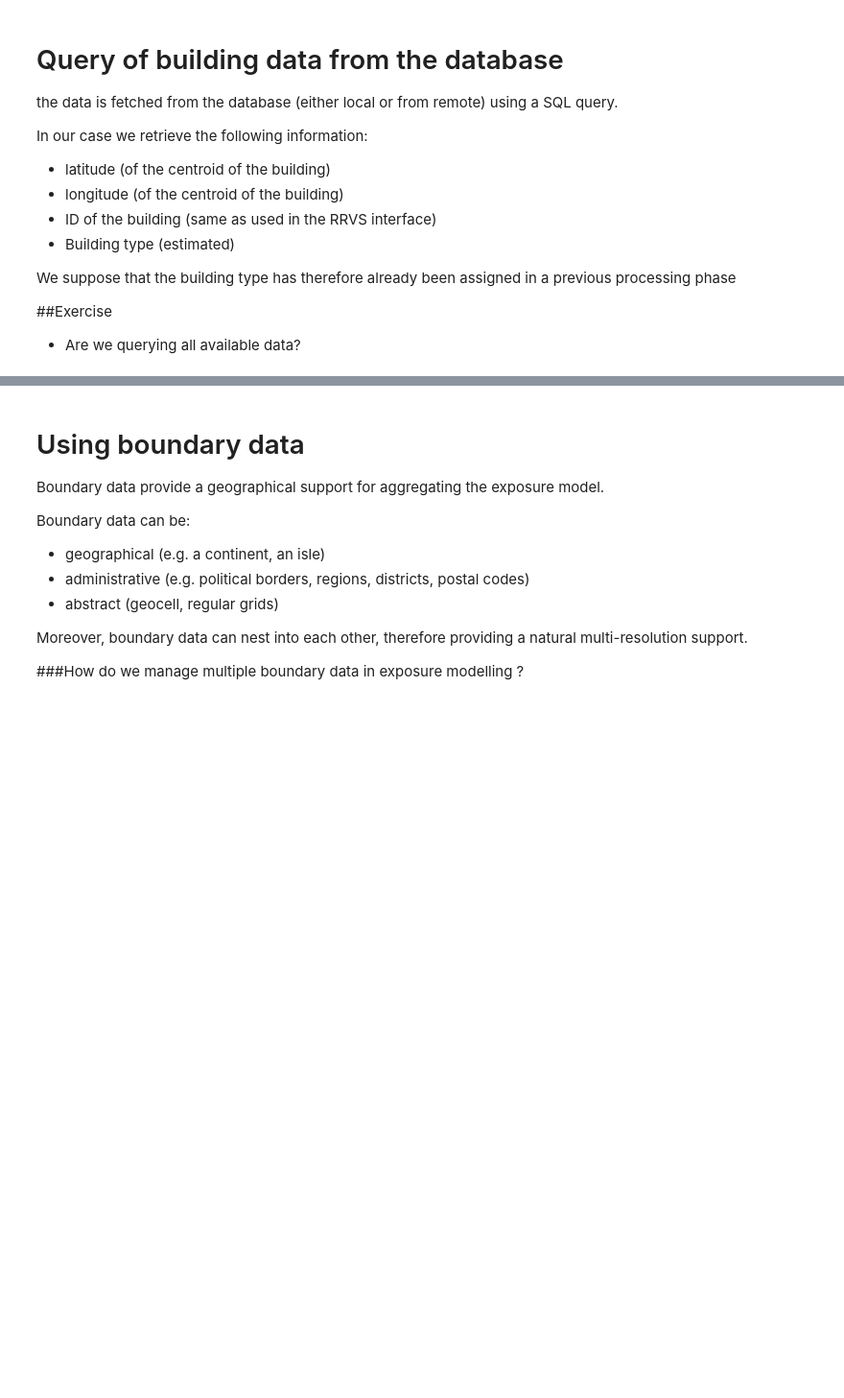
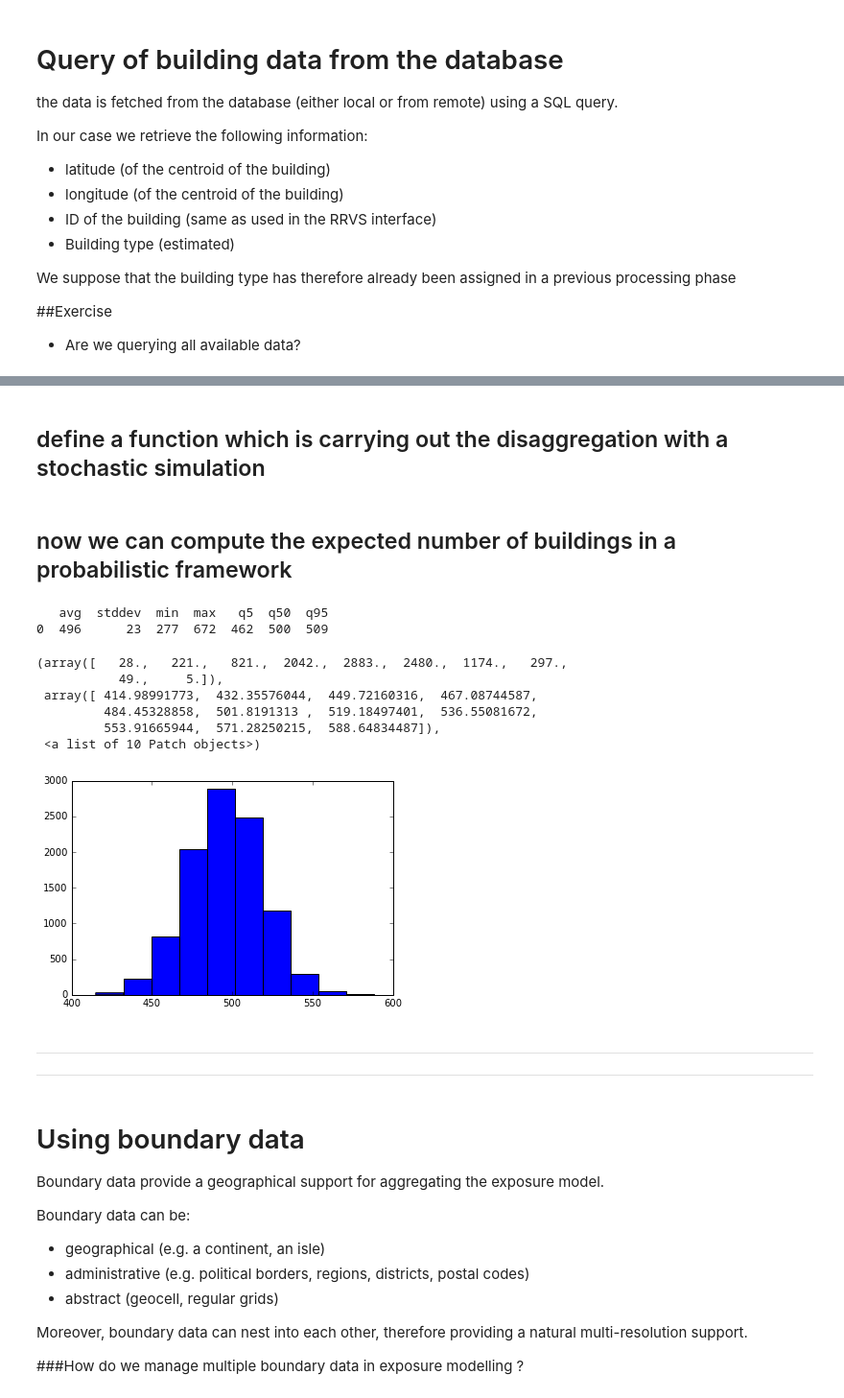
Before and after one commit to GFZ-Centre-for-Early-Warning/workshop_unesco, a Jupyter notebook: 05_ExposureModelling/Exposure_Modelling.ipynb, the cells around one changed output, grey strips where cells are left out. Shown at 96% size. Saved outputs shown, nothing was run; the diff lists cells and outputs as text; code cells hidden in the pictures; blank space fills up the shorter version.

```diff
--- a/05_ExposureModelling/Exposure_Modelling.ipynb
+++ b/05_ExposureModelling/Exposure_Modelling.ipynb
@@ -76,3 +100,58 @@ tt = get_proc_expo(engine,'proc_expo')
+# %%
+#let´s define the average occupancy per building type
+
+occ={}
+occ['MUR1'] = 10
+occ['WOOD1']=7
+occ['RC1'] = 20
+# %%
+# let us define the total population in the considered area
+pop = 5000
+# %% [markdown]
+## define a function which is carrying out the disaggregation with a stochastic simulation
+# %%
+def estimate_bdg_num_dirichlet(pop,bdist,con_par = 11):
+    shape = np.array(bdist).astype(float)
+
+    #simulate dirichlet distrib. on the cell
+    out = pd.DataFrame(np.random.dirichlet(shape*con_par,10000))
+
+    out.columns = btypes
+    occs = [occ[tax] for tax in btypes]
+
+    nb=[]
+    for ind, row in out.iterrows():
+        nb.append(pop/sum(np.array(occs)*np.array(row)))
+        #nb.append(pop/sum(np.array(row.iloc[0])*occs))
+
+    return pd.DataFrame([[int(np.average(nb)),int(np.std(nb)),int(np.min(nb)),int(np.max(nb)),
+int(np.percentile(nb,5)),int(np.percentile(nb,50)),int(np.percentile(nb,95))]],columns=['avg','stddev','min','max','q5','q50','q95'])
+
+
+#test
+#estimate_bdg_num_dirichlet(pop,bdist,3)
+# %% [markdown]
+## now we can compute the expected number of buildings in a probabilistic framework
+# %%
+res = estimate_bdg_num_dirichlet(pop,bdist,3)
+print res
+# %% [output]
+   avg  stddev  min  max   q5  q50  q95
+0  496      23  277  672  462  500  509
+# %%
+plt.hist(np.random.normal(res['avg'],res['stddev'],10000))
+# %% [output]
+(array([   28.,   221.,   821.,  2042.,  2883.,  2480.,  1174.,   297.,
+           49.,     5.]),
+ array([ 414.98991773,  432.35576044,  449.72160316,  467.08744587,
+         484.45328858,  501.8191313 ,  519.18497401,  536.55081672,
+         553.91665944,  571.28250215,  588.64834487]),
+ <a list of 10 Patch objects>)
+[figure, added]
+# %% [markdown]
+---
+
+---
 # %% [markdown]
 # Using boundary data
 
```
Also changed, not shown: parts of 3 cells of this notebook, 1 other file.
